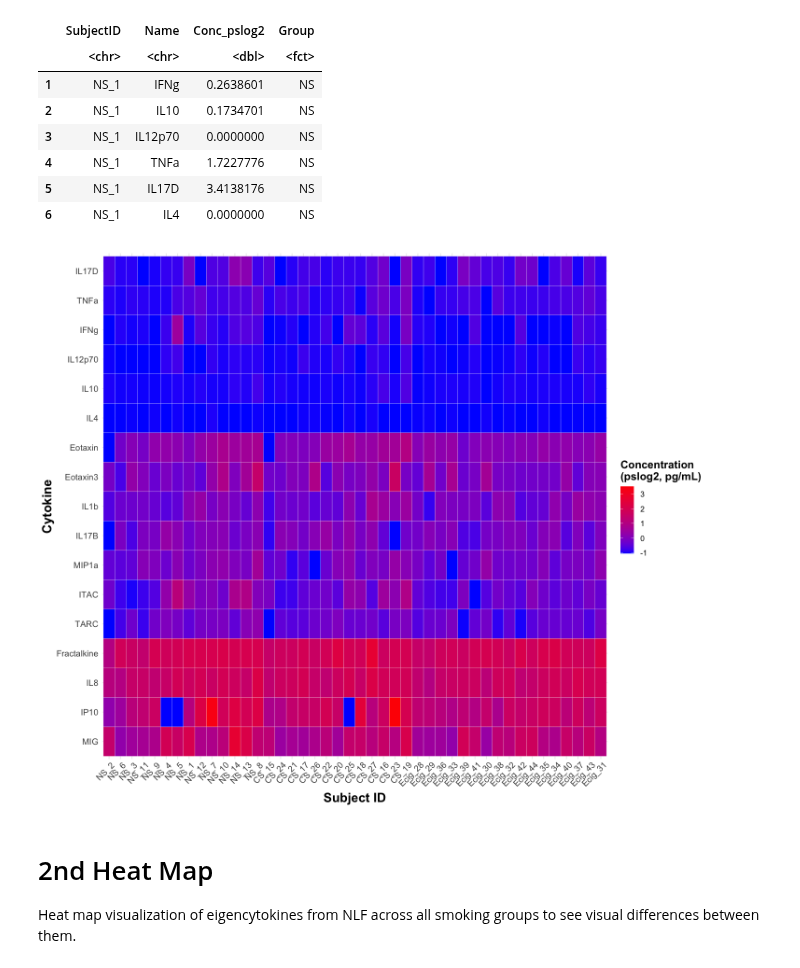
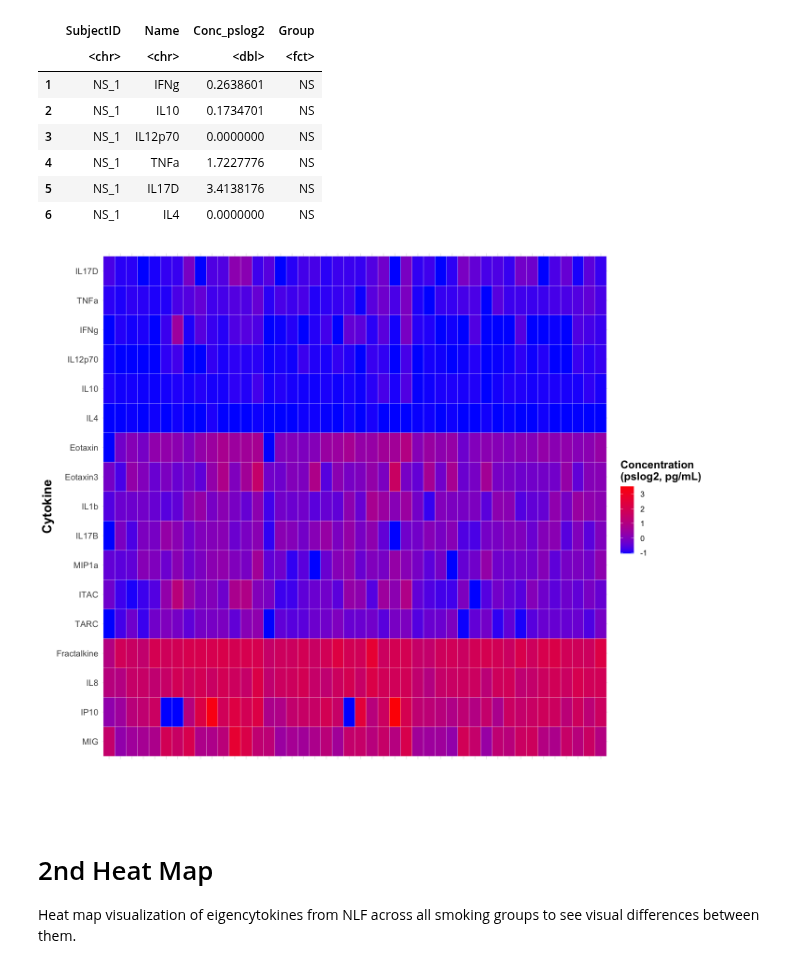
Before and after one commit to Ragerlab/Script_for_Cytokine-Signature-Clusters-as-a-Tool-to-Compare-Changes-associated-with-Tobacco-Product-, a Jupyter notebook: 1.4. Clustering Analyses/Eigencytokine Visualization (Figure 6).ipynb, the cells around one changed output. Saved outputs shown, nothing was run; the diff lists cells and outputs as text; code cells hidden in the pictures.

```diff
--- a/1.4. Clustering Analyses/Eigencytokine Visualization (Figure 6).ipynb
+++ b/1.4. Clustering Analyses/Eigencytokine Visualization (Figure 6).ipynb
@@ -194,30 +194,31 @@ A data.frame: 6 × 4
 # %%
 options(repr.plot.width=12, repr.plot.height=10) #changing size
 
 #subject ids ordered by avg cytokine conc
 subject_ids = factor(final_df$SubjectID, levels = ordered_avg_subject_ids)
 
 #cytokines ordered by avg cytokine conc in each cluster
 Cytokine_ = factor(final_df$Name, levels = ordered_avg_cytokines)
 
 #lastly scaling each cytokine to creating a larger visual difference between the smoking groups
 Figure6a = ggplot(data = final_df, aes(x = subject_ids, y = Cytokine_, fill = scale(Conc_pslog2))) +
   geom_tile(color = "white") +
   scale_fill_gradient(low = 'blue', high = 'red') +
   theme_minimal() +
   theme(axis.text = element_text(size = 11), #changing size of axes labels
-        axis.text.x = element_text(angle = 45, hjust = 0.9), #rotating x labels/ moving x labels slightly to the left
+        axis.text.x = element_text(angle = 45, hjust = 0.9, color = "white"), #rotating x labels/ moving x labels slightly to the left
         axis.title = element_text(face = "bold", size = rel(1.5)), #changes axis titles
+        axis.title.x = element_text(color = "white"),
         #doesn't work with patchwork so I removed this
         #legend.box.spacing = unit(c(1,1,1,1), "cm"), #changes distance between legend and figure
         legend.title = element_text(face = 'bold', size = 14), #changes legend title
         legend.text = element_text(size = 10))+ #changes legend text
 
   labs(x = "Subject ID", y = "Cytokine", fill = "Concentration\n(pslog2, pg/mL)")
 
 Figure6a
 # %% [output]
-[figure, old version]
+[figure, new version]
 # %% [markdown]
 # 2nd Heat Map
 
```
Also changed, not shown: parts of 4 cells of this notebook.
